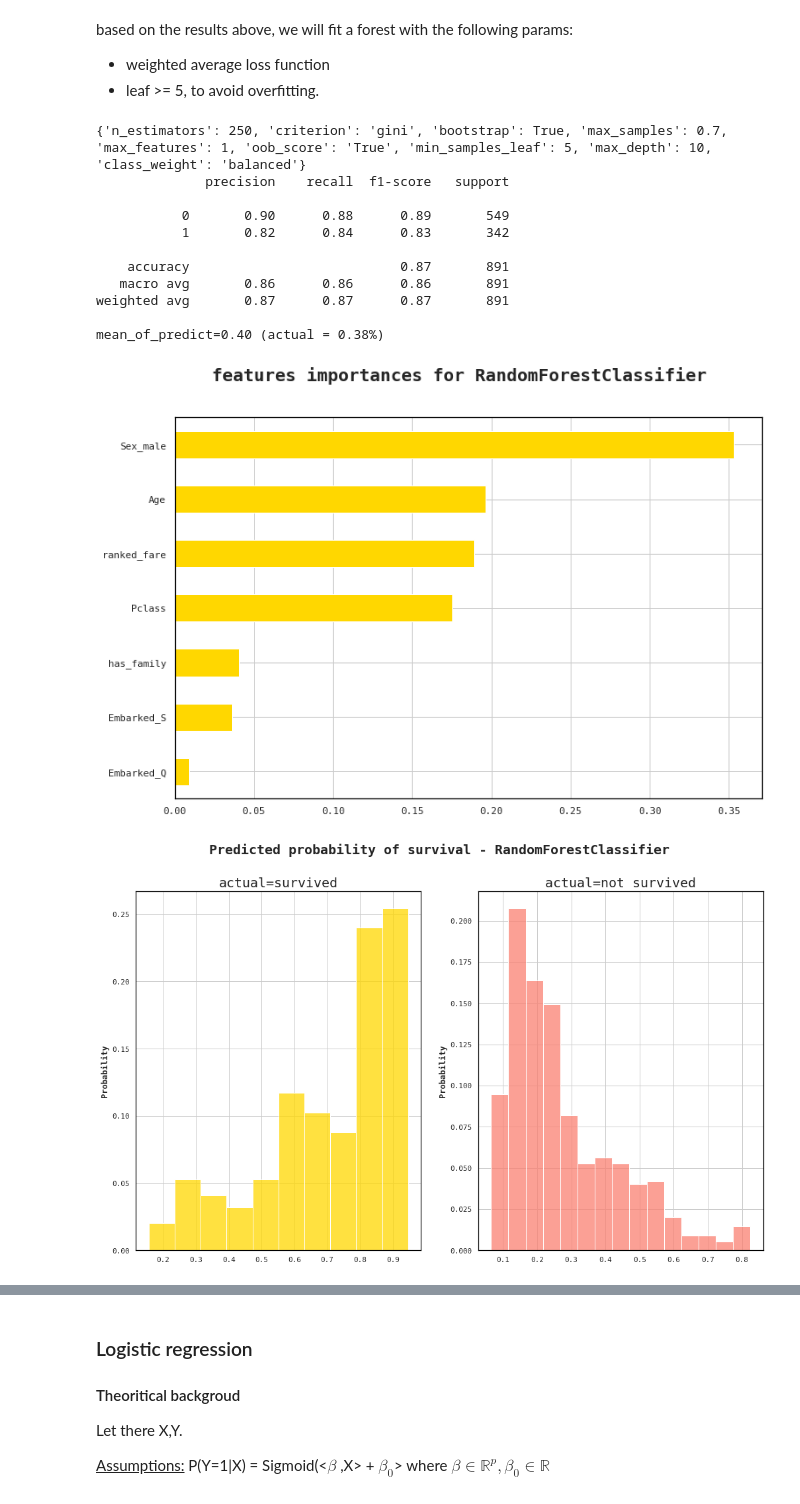
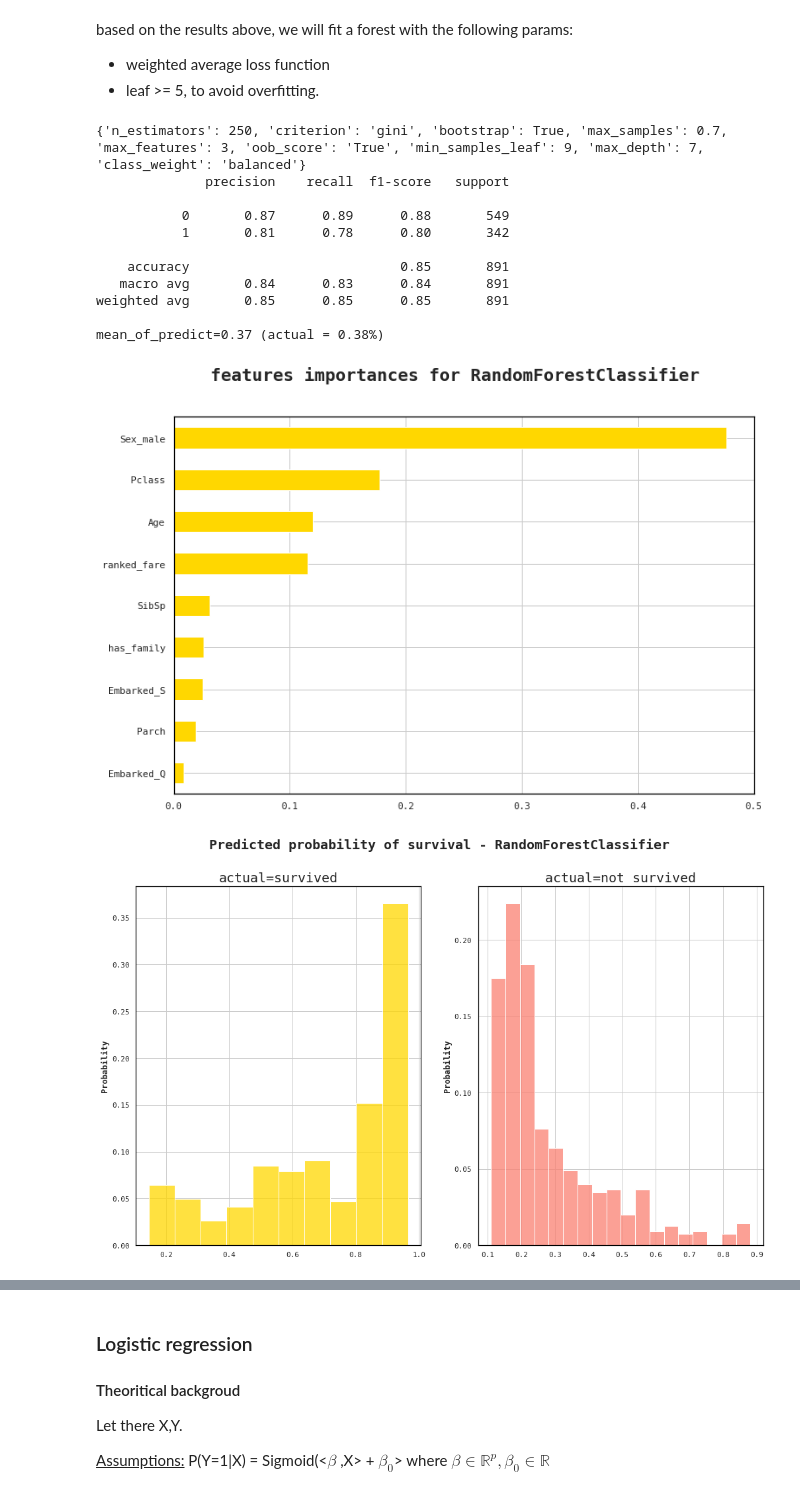
Before and after one commit to hiladar0/titanic, a Jupyter notebook: TitanicProject.ipynb, the cells around one changed output, grey strips where cells are left out. Drawn from its saved outputs; the diff is of its cells as text; code cells hidden in the pictures.

```diff
--- a/TitanicProject.ipynb
+++ b/TitanicProject.ipynb
@@ -458,7 +502,7 @@ features = ['Pclass',
             'Sex_male',
             'Age',
             'ranked_fare',
-            'Embarked_Q', 'Embarked_S',
+            'Embarked_Q', 'Embarked_S','SibSp','Parch',
        'has_family']
 
 
@@ -619,34 +662,34 @@ based on the results above, we will fit a forest with the following params:
 # %%
 score = 'f1'  # scoring func
 
-filter_mask = (results["param_min_samples_leaf"] >= 5) & (results["param_class_weight"] == "balanced")
-params = results[filter_mask].sort_values(f'mean_test_{score}', ascending=False).iloc[0]['params']
+filter_mask = (results_rf["param_min_samples_leaf"] >= 5) & (results_rf["param_class_weight"] == "balanced")
+params = results_rf[filter_mask].sort_values(f'mean_test_{score}', ascending=False).iloc[0]['params']
 params = {**fixed_params, **params}
 print(params)
 
 # fit model based on optimal params
 rf = RandomForestClassifier(**params)
 rf.fit(X_train_norm, y_train.values.ravel())
 
 all_classifiers[rf.__class__.__name__] = rf
 
 # having chosen the best model in CV, the Train performance below might not represent the actual Test performance
 evaluate(rf, X=X_train_norm, y=y_train, feature_importance=True, features_names=features_names)
 plot_predicated_probability(rf, X_train_norm, y_train,y_label)
 # %% [output]
-{'n_estimators': 250, 'criterion': 'gini', 'bootstrap': True, 'max_samples': 0.7, 'max_features': 1, 'oob_score': 'True', 'min_samples_leaf': 5, 'max_depth': 10, 'class_weight': 'balanced'}
+{'n_estimators': 250, 'criterion': 'gini', 'bootstrap': True, 'max_samples': 0.7, 'max_features': 3, 'oob_score': 'True', 'min_samples_leaf': 9, 'max_depth': 7, 'class_weight': 'balanced'}
               precision    recall  f1-score   support
 
-           0       0.90      0.88      0.89       549
-           1       0.82      0.84      0.83       342
+           0       0.87      0.89      0.88       549
+           1       0.81      0.78      0.80       342
 
-    accuracy                           0.87       891
-   macro avg       0.86      0.86      0.86       891
-weighted avg       0.87      0.87      0.87       891
+    accuracy                           0.85       891
+   macro avg       0.84      0.83      0.84       891
+weighted avg       0.85      0.85      0.85       891
 
-mean_of_predict=0.40 (actual = 0.38%)
+mean_of_predict=0.37 (actual = 0.38%)
-[figure, old version]
+[figure, new version]
-[figure, old version]
+[figure, new version]
 # %%
 # plot one tree sample:
 plt.figure(figsize=(24,10))  # set plot size (denoted in inches)
```
Also changed, not shown: parts of 30 cells of this notebook, 5 other files.
